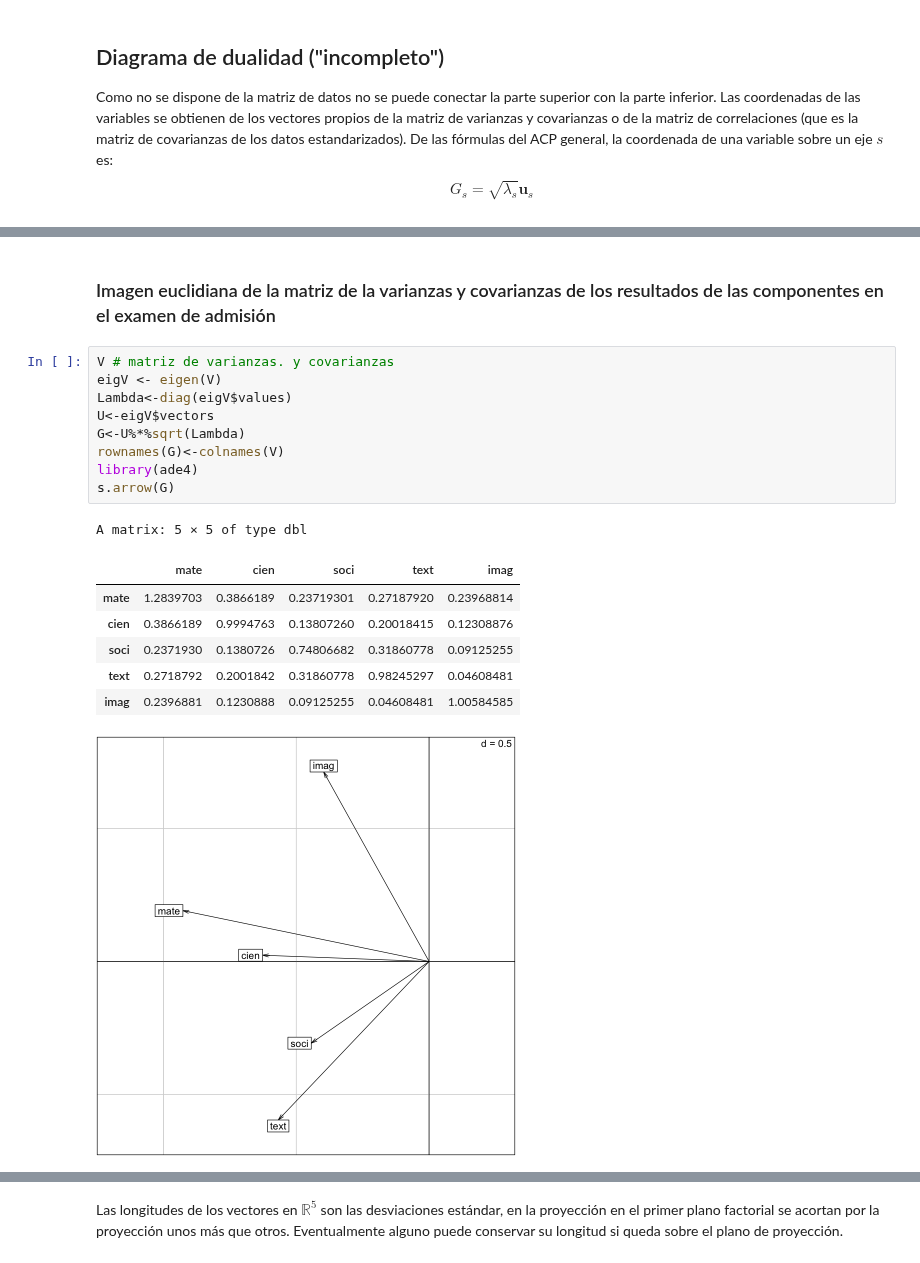
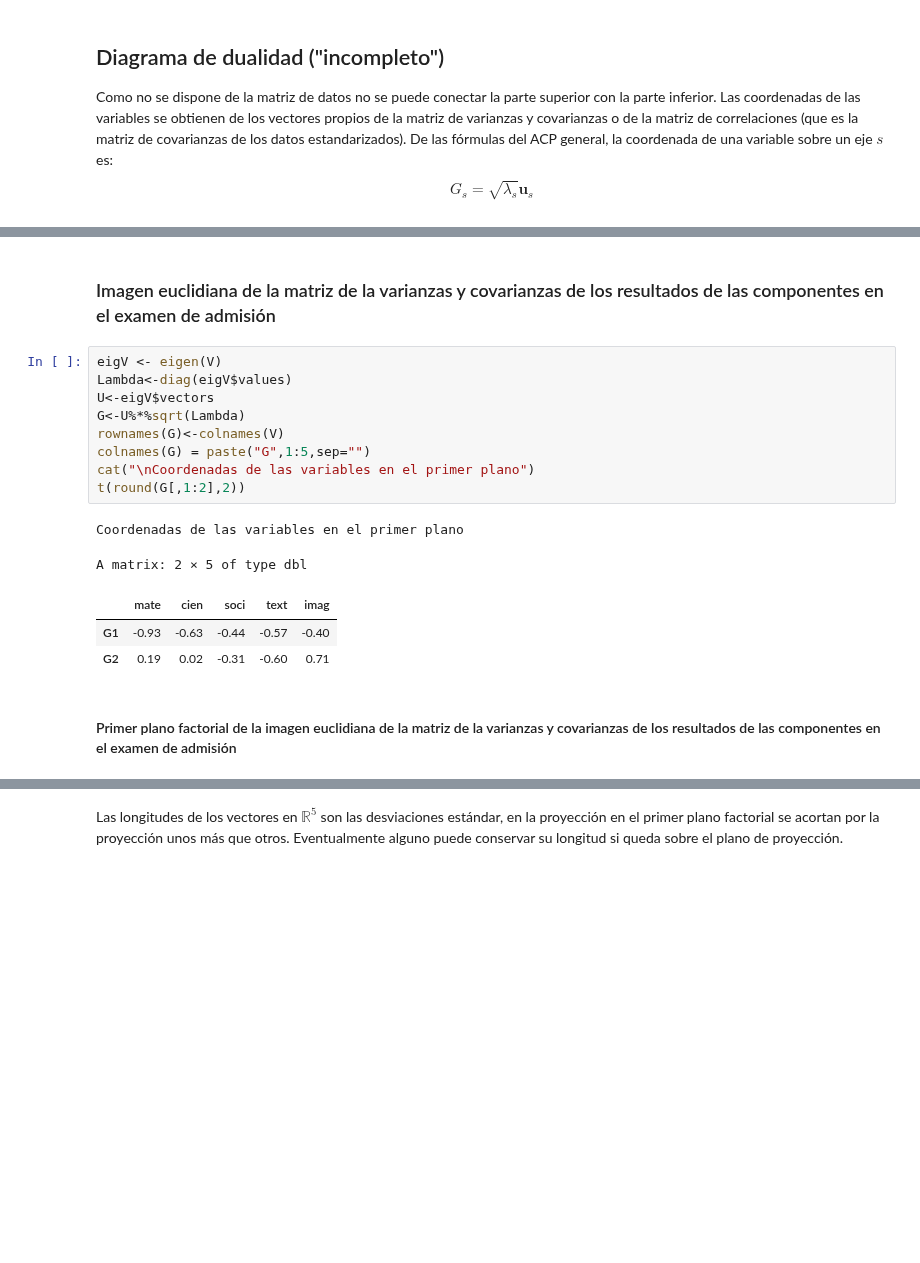
Before and after one commit to AprendizajeProfundo/diplomado-ciencia-de-datos, a Jupyter notebook: Metodos-exploratorios-mutlivariados/Cuadernos/ACPgeneralCienciaDatos.ipynb, the cells around one changed output, grey strips where cells are left out. Cells and saved outputs as stored; diff of their text form; blank space fills up the shorter version.

```diff
--- a/Metodos-exploratorios-mutlivariados/Cuadernos/ACPgeneralCienciaDatos.ipynb
+++ b/Metodos-exploratorios-mutlivariados/Cuadernos/ACPgeneralCienciaDatos.ipynb
@@ -114,23 +140,22 @@ A matrix: 5 × 5 of type dbl
 | soci | 0.237 | 0.138 | 0.748 | 0.319 | 0.091 |
 | text | 0.272 | 0.200 | 0.319 | 0.982 | 0.046 |
 | imag | 0.240 | 0.123 | 0.091 | 0.046 | 1.006 |
-# %% [markdown]
-### Imagen euclidiana de la matriz de la varianzas y covarianzas de los resultados de las componentes en el examen de admisión
-# %%
-V # matriz de varianzas. y covarianzas
-eigV <- eigen(V)
-Lambda<-diag(eigV$values)
-U<-eigV$vectors
-G<-U%*%sqrt(Lambda)
-rownames(G)<-colnames(V)
-library(ade4)
-s.arrow(G)
-# %% [output]
-A matrix: 5 × 5 of type dbl
-|  | mate | cien | soci | text | imag |
-| mate | 1.2839703 | 0.3866189 | 0.23719301 | 0.27187920 | 0.23968814 |
-| cien | 0.3866189 | 0.9994763 | 0.13807260 | 0.20018415 | 0.12308876 |
-| soci | 0.2371930 | 0.1380726 | 0.74806682 | 0.31860778 | 0.09125255 |
-| text | 0.2718792 | 0.2001842 | 0.31860778 | 0.98245297 | 0.04608481 |
-| imag | 0.2396881 | 0.1230888 | 0.09125255 | 0.04608481 | 1.00584585 |
-[figure, removed]
+# %% [markdown]
+### Imagen euclidiana de la matriz de la varianzas y covarianzas de los resultados de las componentes en el examen de admisión
+# %%
+eigV <- eigen(V)
+Lambda<-diag(eigV$values)
+U<-eigV$vectors
+G<-U%*%sqrt(Lambda)
+rownames(G)<-colnames(V)
+colnames(G) = paste("G",1:5,sep="")
+cat("\nCoordenadas de las variables en el primer plano")
+t(round(G[,1:2],2))
+# %% [output]
+Coordenadas de las variables en el primer plano
+A matrix: 2 × 5 of type dbl
+|  | mate | cien | soci | text | imag |
+| G1 | -0.93 | -0.63 | -0.44 | -0.57 | -0.40 |
+| G2 | 0.19 | 0.02 | -0.31 | -0.60 | 0.71 |
+# %% [markdown]
+#### Primer plano factorial de la imagen euclidiana de la matriz de la varianzas y covarianzas de los resultados de las componentes en el examen de admisión
```
Also changed, not shown: parts of 26 cells of this notebook.
